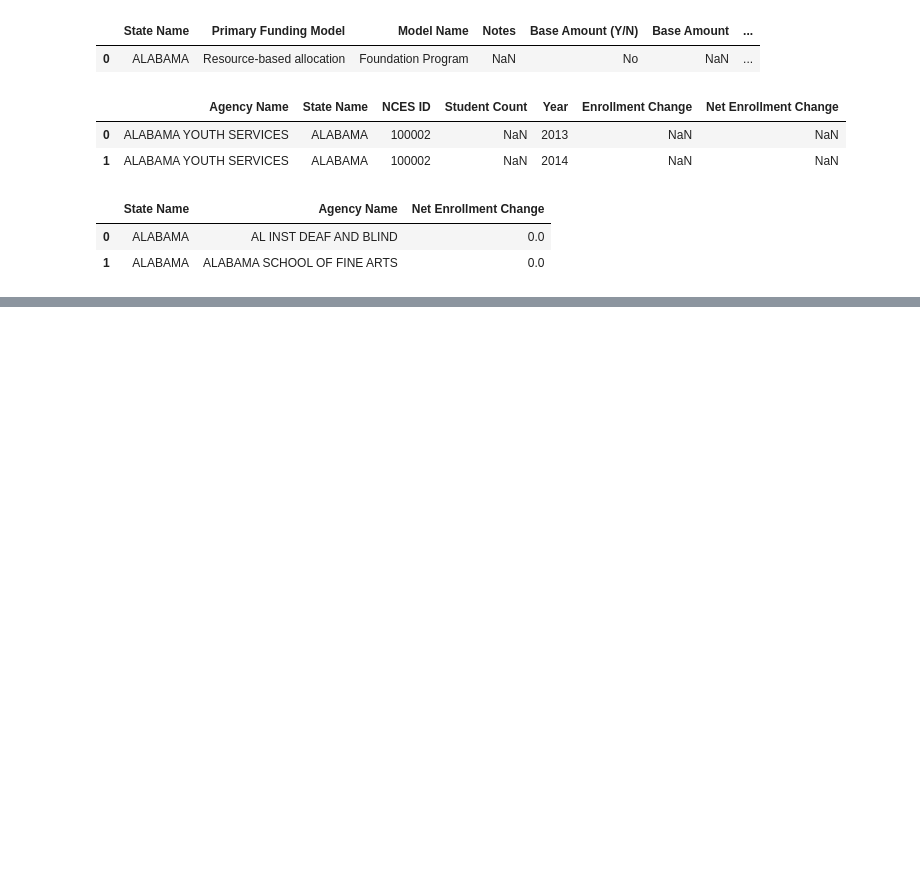
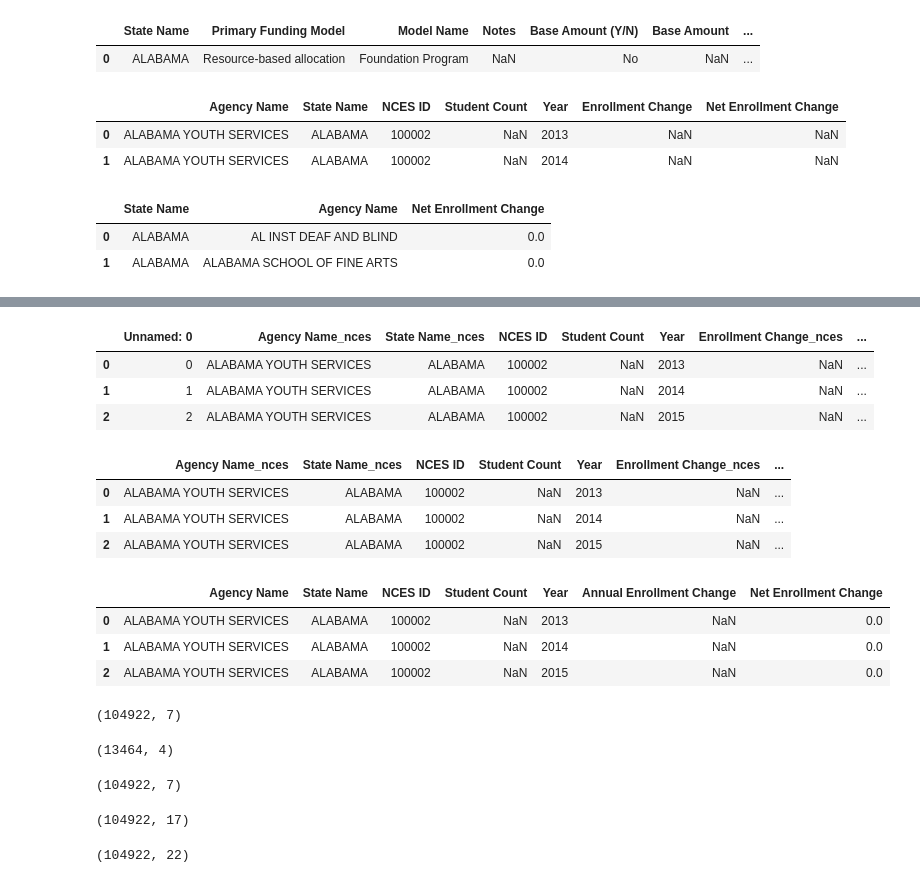
Before and after one commit to caitbrown12/NSS_Capstone, a Jupyter notebook: notebook/NCES_Enrollment_Data_2.ipynb, the cells around one changed output, grey strips where cells are left out. Cells and saved outputs as stored; diff of their text form; code cells hidden in the pictures; blank space fills up the shorter version.

```diff
--- a/notebook/NCES_Enrollment_Data_2.ipynb
+++ b/notebook/NCES_Enrollment_Data_2.ipynb
@@ -91,0 +95,46 @@ netchangedist.head(2)
+# %%
+netenrollments = enrollments.merge(netchangedist, on='NCES ID', suffixes=('_nces', '_net'))
+netenrollments.head(3)
+# %% [output]
+|  | Unnamed: 0 | Agency Name_nces | State Name_nces | NCES ID | Student Count | Year | Enrollment Change_nces | ... |
+| 0 | 0 | ALABAMA YOUTH SERVICES | ALABAMA | 100002 | NaN | 2013 | NaN | ... |
+| 1 | 1 | ALABAMA YOUTH SERVICES | ALABAMA | 100002 | NaN | 2014 | NaN | ... |
+| 2 | 2 | ALABAMA YOUTH SERVICES | ALABAMA | 100002 | NaN | 2015 | NaN | ... |
+# %%
+netenrollments = netenrollments.drop(['Unnamed: 0', 'State Name_net', 'Agency Name_net'], axis=1)
+netenrollments.head(3)
+# %% [output]
+|  | Agency Name_nces | State Name_nces | NCES ID | Student Count | Year | Enrollment Change_nces | ... |
+| 0 | ALABAMA YOUTH SERVICES | ALABAMA | 100002 | NaN | 2013 | NaN | ... |
+| 1 | ALABAMA YOUTH SERVICES | ALABAMA | 100002 | NaN | 2014 | NaN | ... |
+| 2 | ALABAMA YOUTH SERVICES | ALABAMA | 100002 | NaN | 2015 | NaN | ... |
+# %%
+netenrollments.rename(columns={'Agency Name_nces':'Agency Name', 'State Name_nces':'State Name', 'Enrollment Change_nces':'Annual Enrollment Change', 'Enrollment Change_net':'Net Enrollment Change'}, inplace=True)
+netenrollments.head(3)
+# %% [output]
+|  | Agency Name | State Name | NCES ID | Student Count | Year | Annual Enrollment Change | Net Enrollment Change |
+| 0 | ALABAMA YOUTH SERVICES | ALABAMA | 100002 | NaN | 2013 | NaN | 0.0 |
+| 1 | ALABAMA YOUTH SERVICES | ALABAMA | 100002 | NaN | 2014 | NaN | 0.0 |
+| 2 | ALABAMA YOUTH SERVICES | ALABAMA | 100002 | NaN | 2015 | NaN | 0.0 |
+# %%
+enrollments.shape
+# %% [output]
+(104922, 7)
+# %%
+netchangedist.shape
+# %% [output]
+(13464, 4)
+# %%
+netenrollments.shape
+# %% [output]
+(104922, 7)
+# %%
+localdistricts.shape
+# %% [output]
+(104922, 17)
+# %%
+netandlocal = localdistricts.merge(netenrollments, on=['NCES ID', 'Year'], how='left', suffixes=('_loc', '_net'))
+netandlocal.shape
+#dataframes were the same shape - needed left merge rather than outer to avoid 8x duplicates
+# %% [output]
+(104922, 22)
```
Also changed, not shown: parts of 12 cells of this notebook.
